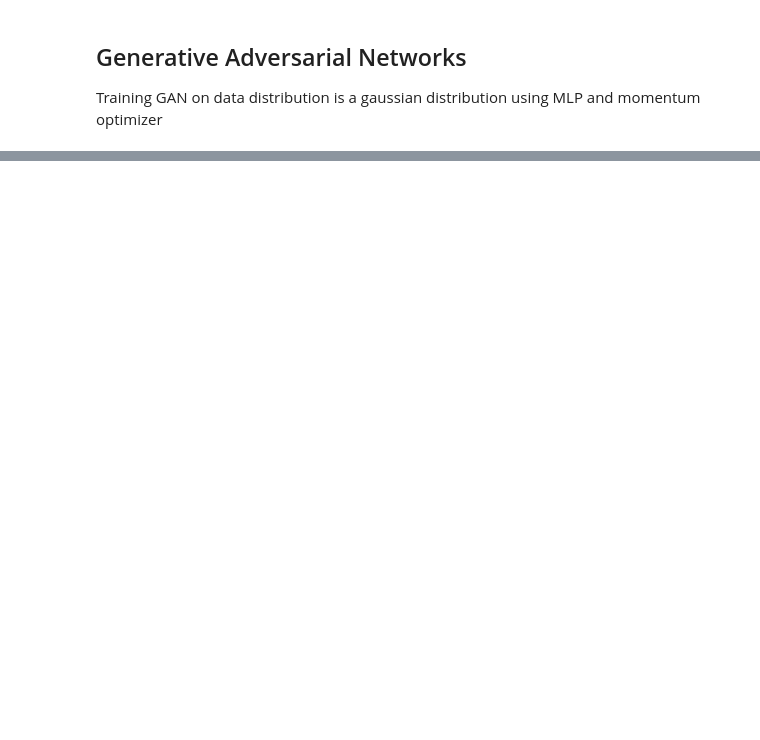
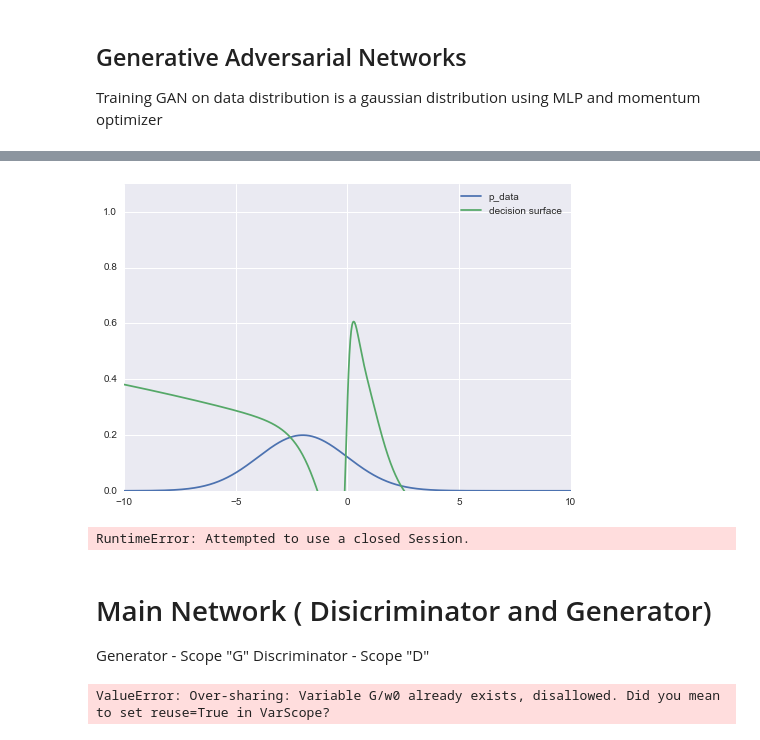
Before and after one commit to berkan1056/Generative-Adversarial-Nets, a Jupyter notebook: GAN/Normal Distribution GAN.ipynb, the cells around one changed output, grey strips where cells are left out. Saved outputs shown, nothing was run; the diff lists cells and outputs as text; code cells hidden in the pictures; blank space fills up the shorter version.

```diff
--- a/GAN/Normal Distribution GAN.ipynb
+++ b/GAN/Normal Distribution GAN.ipynb
@@ -63,0 +121,39 @@ def momentum_optimizer(loss, var_list):
+# %%
+plot_d0(D, X)
+# %% [output]
+[figure, added]
+# %%
+# copy the learned weights over into a temporary array
+D_weights = sess.run(theta)
+sess.close()     # closing D_pre session
+# %% [output]
+RuntimeError: Attempted to use a closed Session.
+# %% [markdown]
+# Main Network ( Disicriminator and Generator)
+
+Generator - Scope "G"
+Discriminator - Scope "D"
+# %%
+with tf.variable_scope("G"):
+    Z = tf.placeholder(tf.float32, shape=(M,1))
+    G, g_theta = mlp(Z, 1)
+    G = tf.mul(5.0, G)    # scaling up to match range
+
+with tf.variable_scope("D") as var_scope:
+
+    X = tf.placeholder(tf.float32, shape=(M,1))
+    out1, d_theta = mlp(X, 1) # likelihood of X belonging to the data distribution
+    D1 = tf.maximum(tf.minimum(out1, 0.999), 0.001) # converting into probabilities by clamping it at 0999 and 0.001
+
+    ## need to keep a copy of D which takes in G(X) as input instead of X
+    var_scope.reuse_variables()
+    out2, d_theta = mlp(G, 1)
+    D2 = tf.maximum(tf.minimum(out2, 0.999), 0.001) # clamping to probability
+
+d_loss = tf.reduce_mean(tf.log(D1) + tf.log(1-D2))  # objective for discriminator
+d_optimizer = momentum_optimizer(1-d_loss, d_theta)
+
+g_loss = tf.reduce_mean(tf.log(D2))
+g_optimizer = momentum_optimizer(1-g_loss, g_theta)
+# %% [output]
+ValueError: Over-sharing: Variable G/w0 already exists, disallowed. Did you mean to set reuse=True in VarScope?
```
Also changed, not shown: parts of 11 cells of this notebook.
